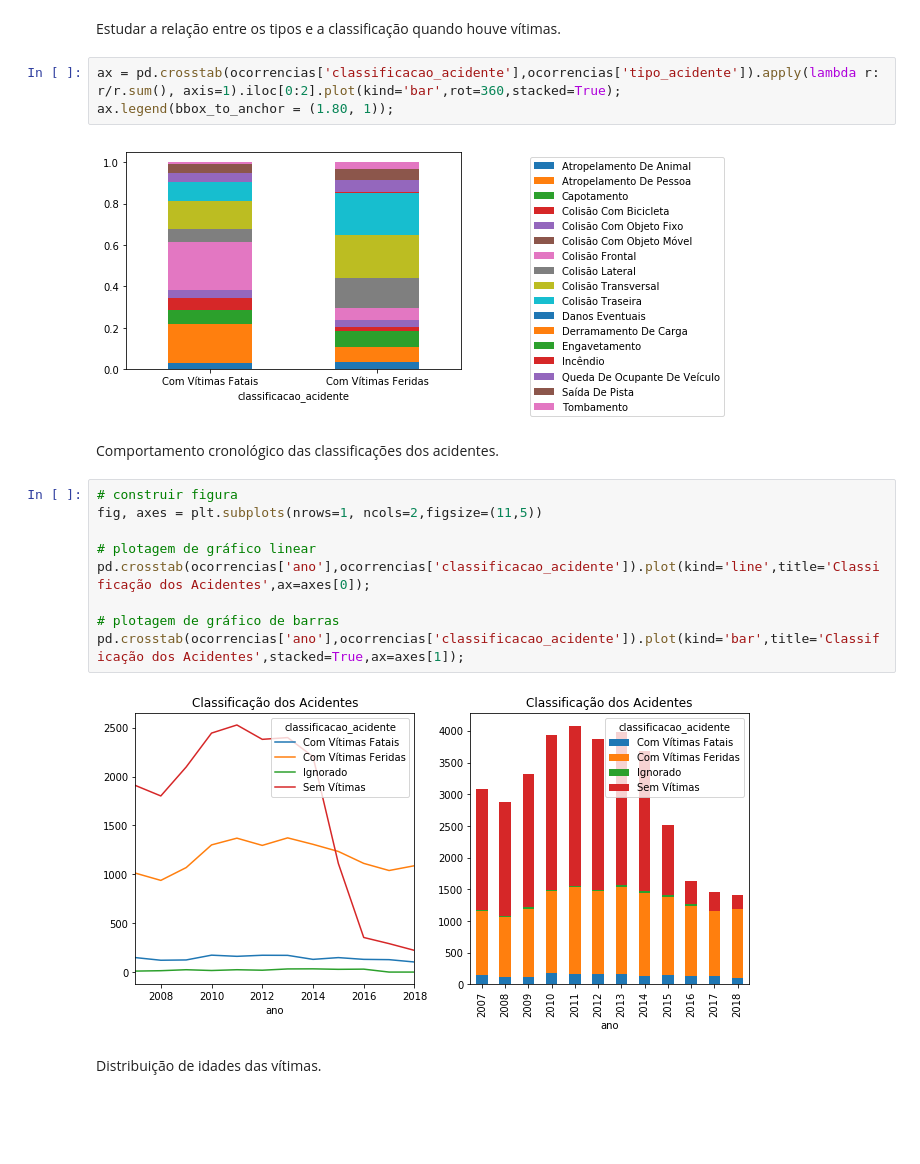
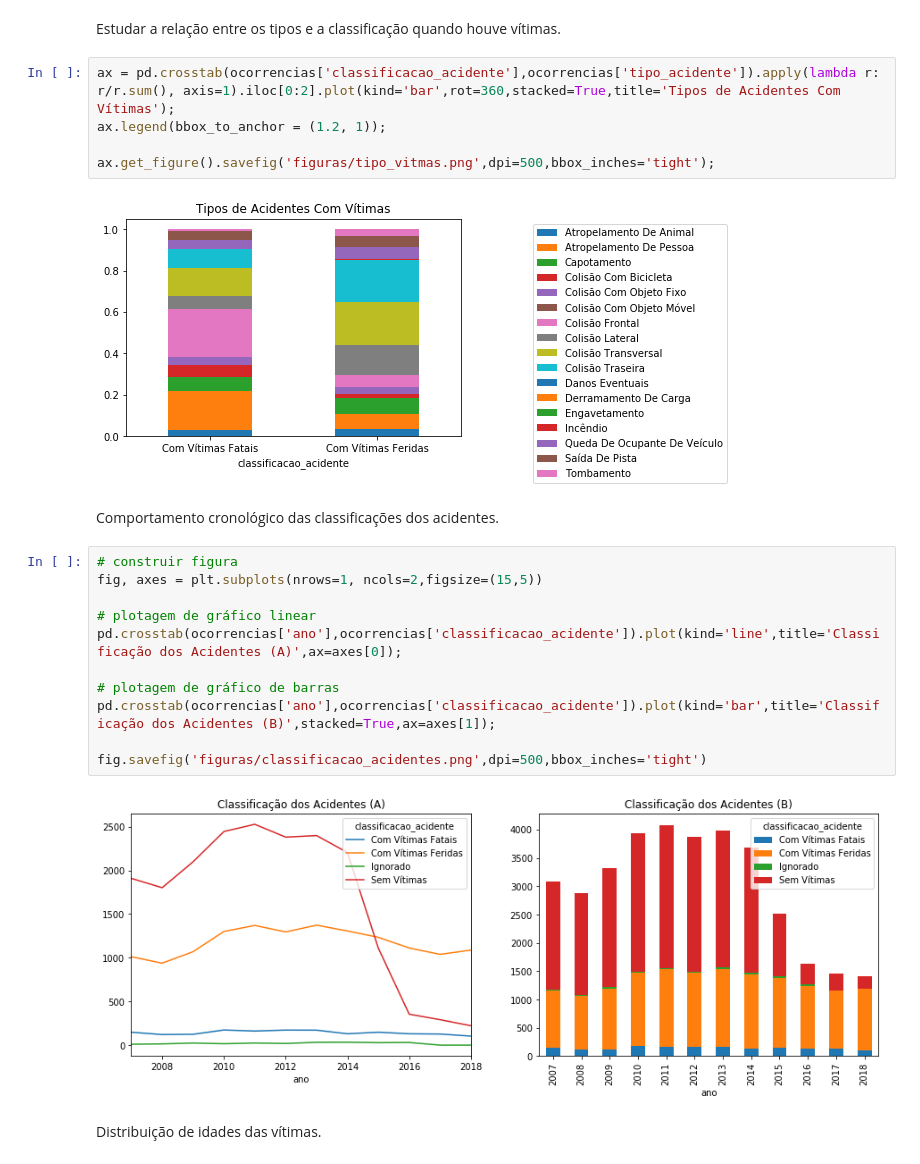
Before and after one commit to daniel-santos-7/tcc-bct, a Jupyter notebook: acidentes.ipynb, the cells around one changed output. Drawn from its saved outputs; the diff is of its cells as text; blank space fills up the shorter version.

```diff
--- a/acidentes.ipynb
+++ b/acidentes.ipynb
@@ -726,23 +774,27 @@ ax.legend(bbox_to_anchor = (1.51, 1));
 # %% [markdown]
 Estudar a relação entre os tipos e a classificação quando houve vítimas.
 # %%
-ax = pd.crosstab(ocorrencias['classificacao_acidente'],ocorrencias['tipo_acidente']).apply(lambda r: r/r.sum(), axis=1).iloc[0:2].plot(kind='bar',rot=360,stacked=True);
-ax.legend(bbox_to_anchor = (1.80, 1));
+ax = pd.crosstab(ocorrencias['classificacao_acidente'],ocorrencias['tipo_acidente']).apply(lambda r: r/r.sum(), axis=1).iloc[0:2].plot(kind='bar',rot=360,stacked=True,title='Tipos de Acidentes Com Vítimas');
+ax.legend(bbox_to_anchor = (1.2, 1));
+
+ax.get_figure().savefig('figuras/tipo_vitmas.png',dpi=500,bbox_inches='tight');
 # %% [output]
-[figure, old version]
+[figure, new version]
 # %% [markdown]
 Comportamento cronológico das classificações dos acidentes.
 # %%
 # construir figura
-fig, axes = plt.subplots(nrows=1, ncols=2,figsize=(11,5))
+fig, axes = plt.subplots(nrows=1, ncols=2,figsize=(15,5))
 
 # plotagem de gráfico linear
-pd.crosstab(ocorrencias['ano'],ocorrencias['classificacao_acidente']).plot(kind='line',title='Classificação dos Acidentes',ax=axes[0]);
+pd.crosstab(ocorrencias['ano'],ocorrencias['classificacao_acidente']).plot(kind='line',title='Classificação dos Acidentes (A)',ax=axes[0]);
 
 # plotagem de gráfico de barras
-pd.crosstab(ocorrencias['ano'],ocorrencias['classificacao_acidente']).plot(kind='bar',title='Classificação dos Acidentes',stacked=True,ax=axes[1]);
+pd.crosstab(ocorrencias['ano'],ocorrencias['classificacao_acidente']).plot(kind='bar',title='Classificação dos Acidentes (B)',stacked=True,ax=axes[1]);
+
+fig.savefig('figuras/classificacao_acidentes.png',dpi=500,bbox_inches='tight')
 # %% [output]
-[figure, old version]
+[figure, new version]
 # %% [markdown]
 Distribuição de idades das vítimas.
 # %%
```
Also changed, not shown: parts of 93 cells of this notebook, 30 other files.
